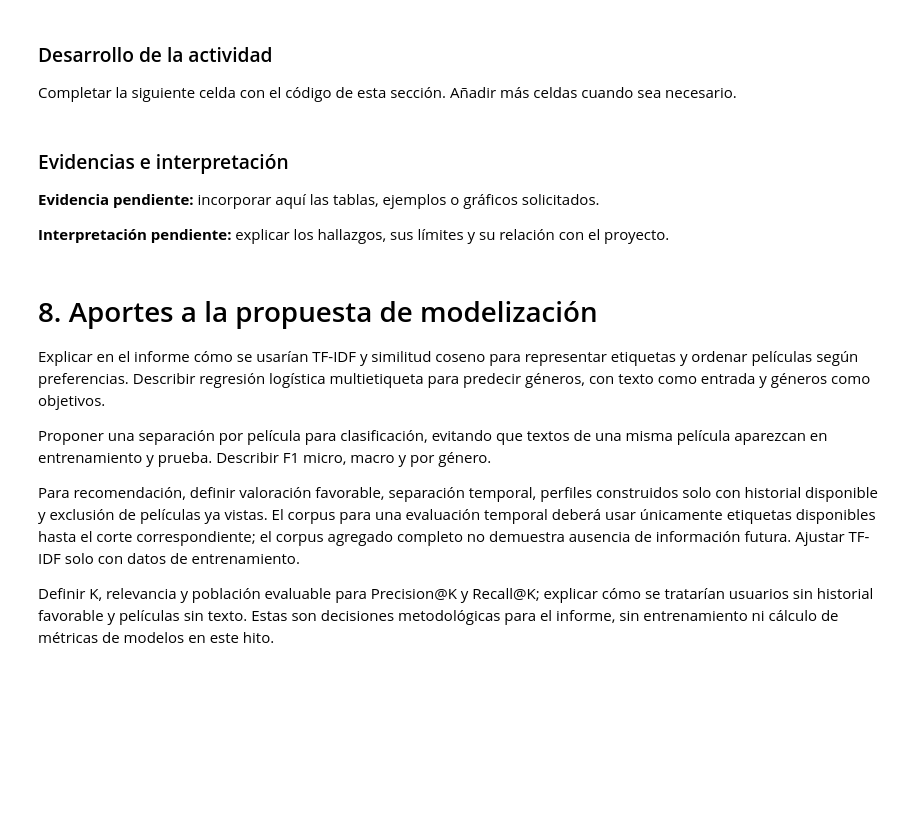
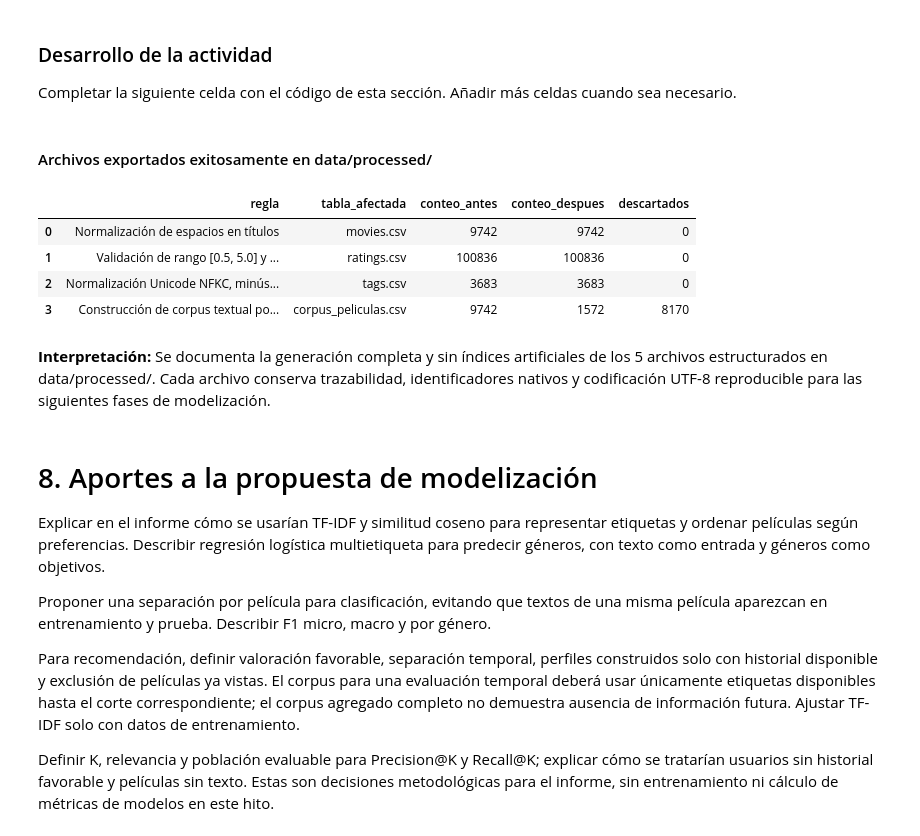
Before and after one commit to MarcoGhoul/CC219-TP-TF-2026-2-CC92, a Jupyter notebook: code/03_preprocesamiento.ipynb, the cells around one changed output. Drawn from its saved outputs; the diff is of its cells as text; code cells hidden in the pictures; blank space fills up the shorter version.

```diff
--- a/code/03_preprocesamiento.ipynb
+++ b/code/03_preprocesamiento.ipynb
@@ -177,12 +448,67 @@ Documentar columnas, tipos, criterios de exclusión y reglas de agregación. Rev
 ### Desarrollo de la actividad
 
 Completar la siguiente celda con el código de esta sección. Añadir más celdas cuando sea necesario.
+# %%
+# Exportar las 5 tablas exigidas a data/processed/
+movies_limpio.to_csv(PROCESSED / 'movies_limpio.csv', index=False)
+ratings_limpio.to_csv(PROCESSED / 'ratings_limpio.csv', index=False)
+tags_limpio[
+    ['userId', 'movieId', 'tag', 'tag_normalizada', 'timestamp']
+].to_csv(PROCESSED / 'tags_limpio.csv', index=False)
+corpus_peliculas.to_csv(PROCESSED / 'corpus_peliculas.csv', index=False)
+
+reporte_preprocesamiento = pd.DataFrame([
+    {
+        'regla': 'Normalización de espacios en títulos',
+        'tabla_afectada': 'movies.csv',
+        'conteo_antes': len(movies),
+        'conteo_despues': len(movies_limpio),
+        'descartados': 0,
+    },
+    {
+        'regla': 'Validación de rango [0.5, 5.0] y paso 0.5',
+        'tabla_afectada': 'ratings.csv',
+        'conteo_antes': len(ratings),
+        'conteo_despues': len(ratings_limpio),
+        'descartados': 0,
+    },
+    {
+        'regla': (
+            'Normalización Unicode NFKC, minúsculas y depuración de puntuación'
+        ),
+        'tabla_afectada': 'tags.csv',
+        'conteo_antes': len(tags),
+        'conteo_despues': len(tags_limpio),
+        'descartados': 0,
+    },
+    {
+        'regla': (
+            'Construcción de corpus textual por película (películas con texto'
+            ' utilizable)'
+        ),
+        'tabla_afectada': 'corpus_peliculas.csv',
+        'conteo_antes': len(movies),
+        'conteo_despues': len(corpus_peliculas),
+        'descartados': len(movies) - len(corpus_peliculas),
+    },
+])
+reporte_preprocesamiento.to_csv(
+    PROCESSED / 'reporte_preprocesamiento.csv', index=False
+)
+
+mostrar_tabla(
+    'Archivos exportados exitosamente en data/processed/',
+    reporte_preprocesamiento,
+)
+# %% [output]
+#### Archivos exportados exitosamente en data/processed/
+|  | regla | tabla_afectada | conteo_antes | conteo_despues | descartados |
+| 0 | Normalización de espacios en títulos | movies.csv | 9742 | 9742 | 0 |
+| 1 | Validación de rango [0.5, 5.0] y ... | ratings.csv | 100836 | 100836 | 0 |
+| 2 | Normalización Unicode NFKC, minús... | tags.csv | 3683 | 3683 | 0 |
+| 3 | Construcción de corpus textual po... | corpus_peliculas.csv | 9742 | 1572 | 8170 |
 # %% [markdown]
-### Evidencias e interpretación
-
-**Evidencia pendiente:** incorporar aquí las tablas, ejemplos o gráficos solicitados.
-
-**Interpretación pendiente:** explicar los hallazgos, sus límites y su relación con el proyecto.
+**Interpretación:** Se documenta la generación completa y sin índices artificiales de los 5 archivos estructurados en data/processed/. Cada archivo conserva trazabilidad, identificadores nativos y codificación UTF-8 reproducible para las siguientes fases de modelización.
 # %% [markdown]
 # 8. Aportes a la propuesta de modelización
 
```
Also changed, not shown: parts of 14 cells of this notebook.
